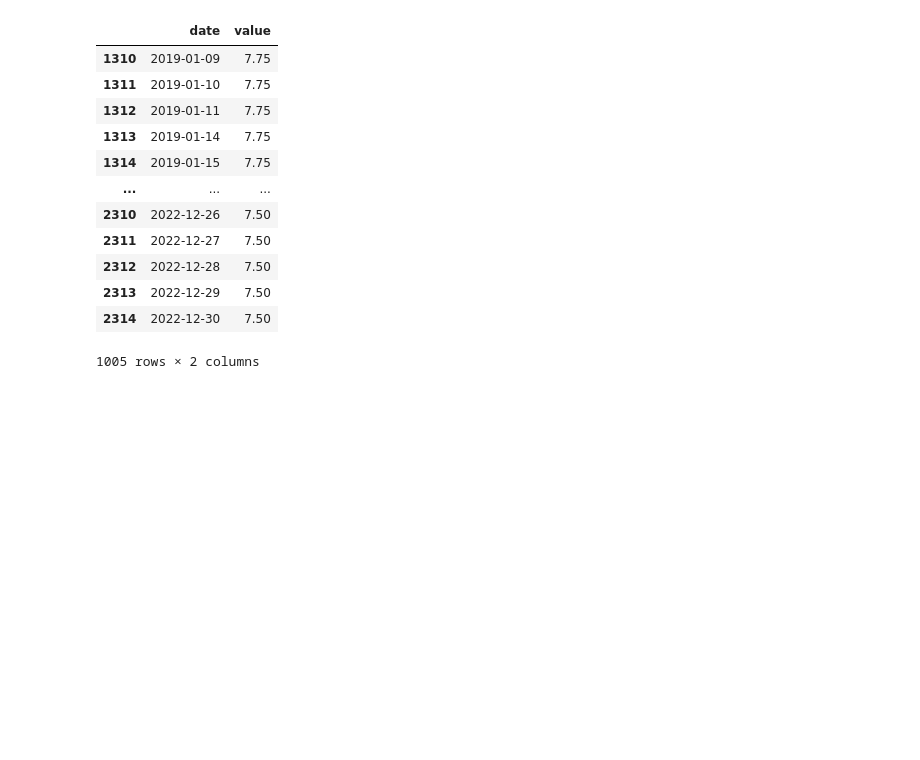
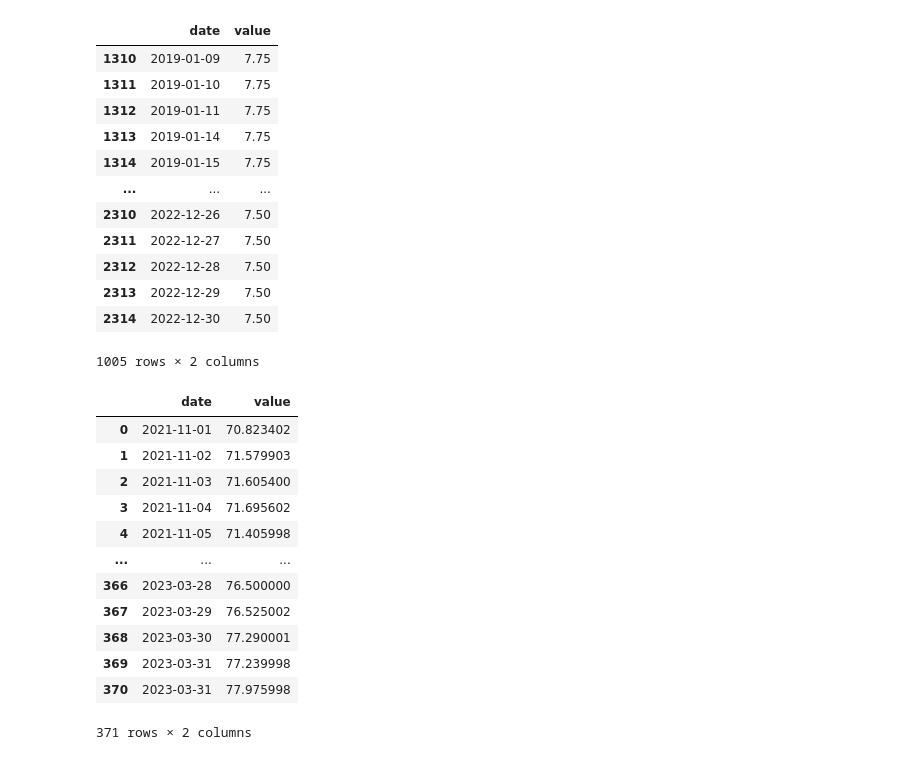
Before and after one commit to web-bee-ru/chestniy-znak-hackathon-2023-task2, a Jupyter notebook: dictionary/dictionary.ipynb, the cells around one changed output. Drawn from its saved outputs; the diff is of its cells as text; code cells hidden in the pictures; blank space fills up the shorter version.

```diff
--- a/dictionary/dictionary.ipynb
+++ b/dictionary/dictionary.ipynb
@@ -153,3 +153,23 @@ bank_key_rate
 | 2313 | 2022-12-29 | 7.50 |
 | 2314 | 2022-12-30 | 7.50 |
 1005 rows × 2 columns
+# %%
+usd_rub_df = pd.read_csv('./usb-rub.csv')
+
+usd_rub_df = usd_rub_df[['Date', 'Adj Close']].rename(columns={"Date": "date", "Adj Close": "value"})
+
+usd_rub_df
+# %% [output]
+|  | date | value |
+| 0 | 2021-11-01 | 70.823402 |
+| 1 | 2021-11-02 | 71.579903 |
+| 2 | 2021-11-03 | 71.605400 |
+| 3 | 2021-11-04 | 71.695602 |
+| 4 | 2021-11-05 | 71.405998 |
+| ... | ... | ... |
+| 366 | 2023-03-28 | 76.500000 |
+| 367 | 2023-03-29 | 76.525002 |
+| 368 | 2023-03-30 | 77.290001 |
+| 369 | 2023-03-31 | 77.239998 |
+| 370 | 2023-03-31 | 77.975998 |
+371 rows × 2 columns
```
Also changed, not shown: parts of 1 cell of this notebook, 2 other files.
